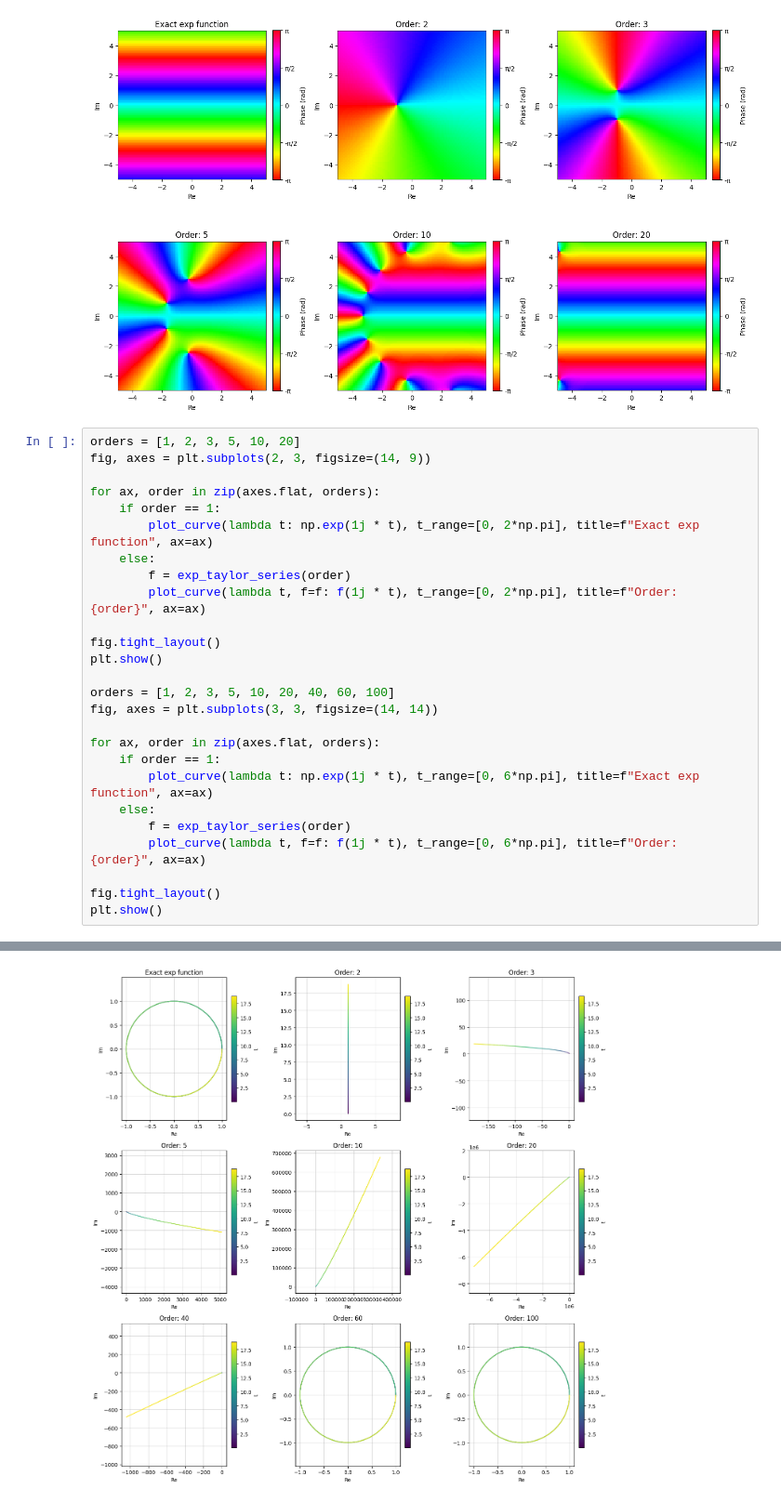
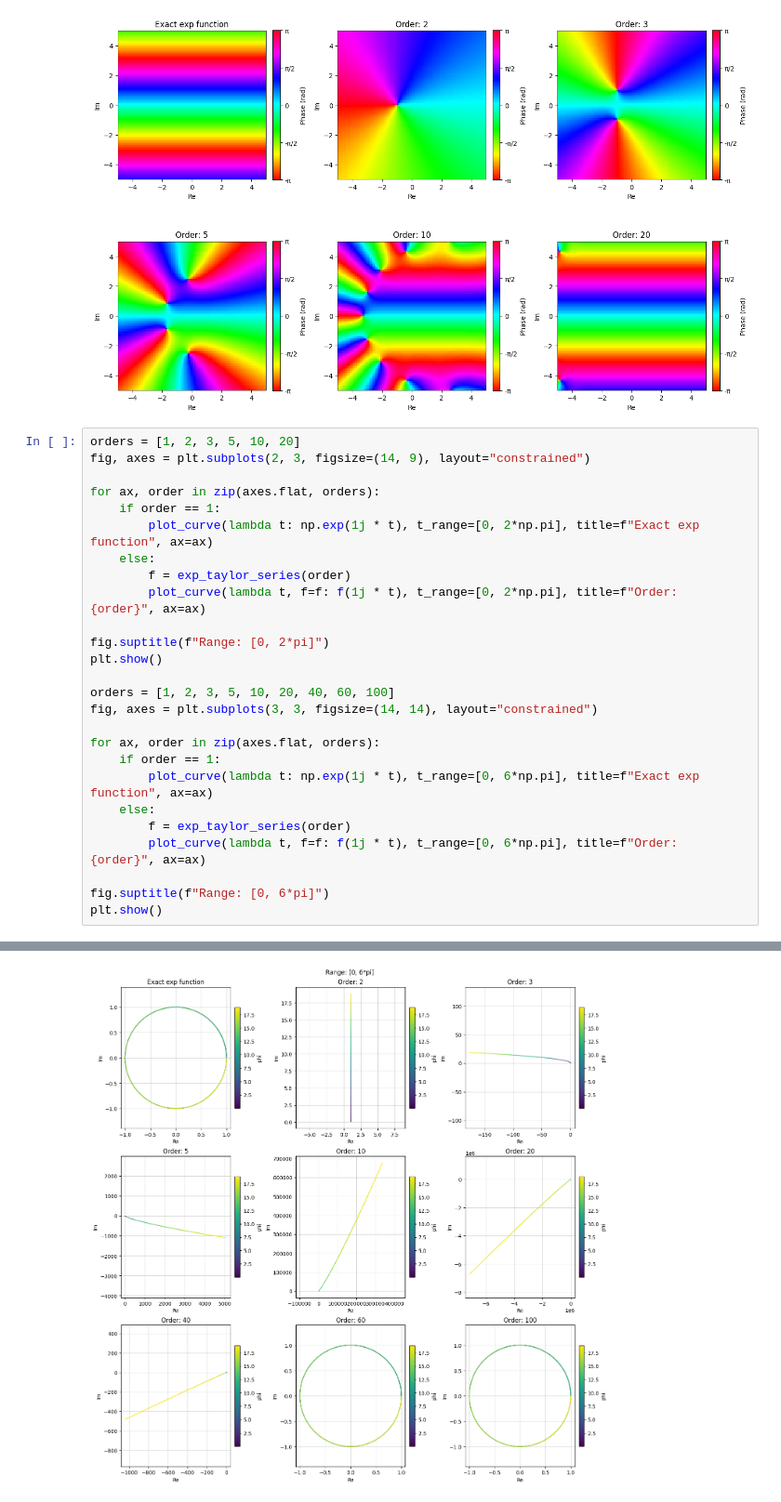
Before and after one commit to desdb6/Event_Based_Focal_Series_Reconstruction, a Jupyter notebook: notebooks/exp_taylor_series.ipynb, the cells around one changed output, grey strips where cells are left out. Shown at 93% size. Saved outputs shown, nothing was run; the diff lists cells and outputs as text.

```diff
--- a/notebooks/exp_taylor_series.ipynb
+++ b/notebooks/exp_taylor_series.ipynb
@@ -124,7 +124,7 @@ plt.show()
 [figure]
 # %%
 orders = [1, 2, 3, 5, 10, 20]
-fig, axes = plt.subplots(2, 3, figsize=(14, 9))
+fig, axes = plt.subplots(2, 3, figsize=(14, 9), layout="constrained")
 
 for ax, order in zip(axes.flat, orders):
     if order == 1:
@@ -133,11 +133,11 @@ for ax, order in zip(axes.flat, orders):
         f = exp_taylor_series(order)
         plot_curve(lambda t, f=f: f(1j * t), t_range=[0, 2*np.pi], title=f"Order: {order}", ax=ax)
 
-fig.tight_layout()
+fig.suptitle(f"Range: [0, 2*pi]")
 plt.show()
 
 orders = [1, 2, 3, 5, 10, 20, 40, 60, 100]
-fig, axes = plt.subplots(3, 3, figsize=(14, 14))
+fig, axes = plt.subplots(3, 3, figsize=(14, 14), layout="constrained")
 
 for ax, order in zip(axes.flat, orders):
     if order == 1:
@@ -146,6 +146,6 @@ for ax, order in zip(axes.flat, orders):
         f = exp_taylor_series(order)
         plot_curve(lambda t, f=f: f(1j * t), t_range=[0, 6*np.pi], title=f"Order: {order}", ax=ax)
 
-fig.tight_layout()
+fig.suptitle(f"Range: [0, 6*pi]")
 plt.show()
 # %% [output]
@@ -153 +153 @@ plt.show()
-[figure, old version]
+[figure, new version]
```
Also changed, not shown: parts of 1 cell of this notebook, 5 other files.
